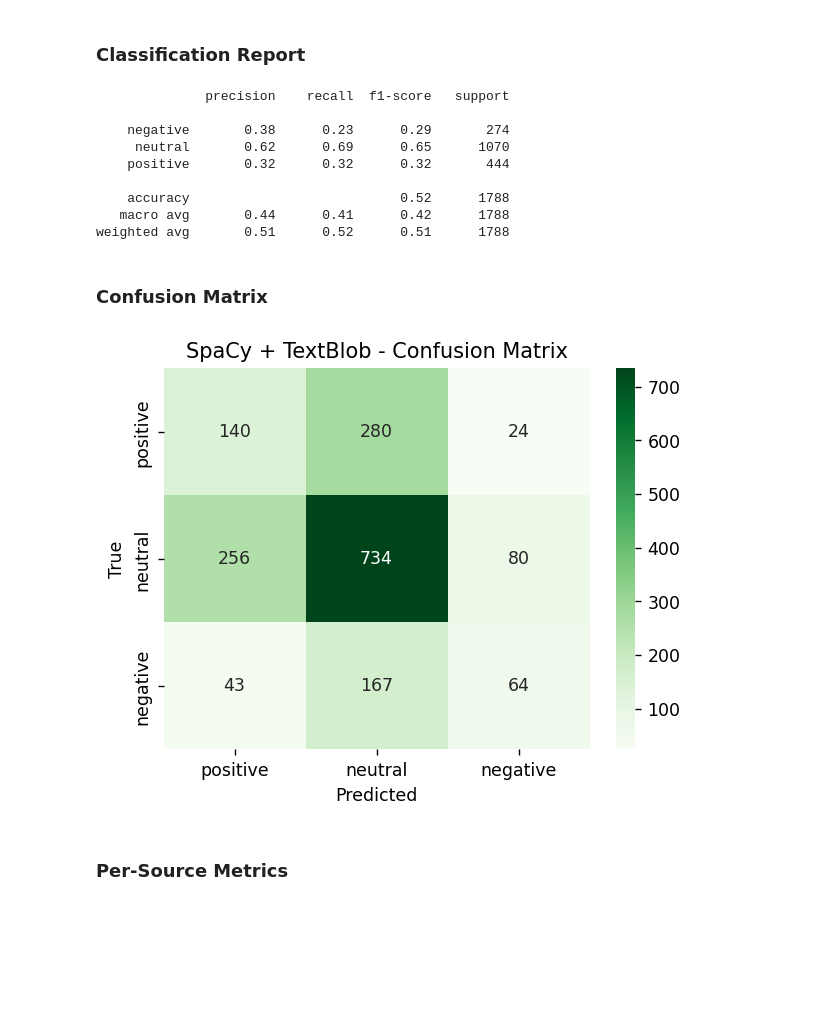
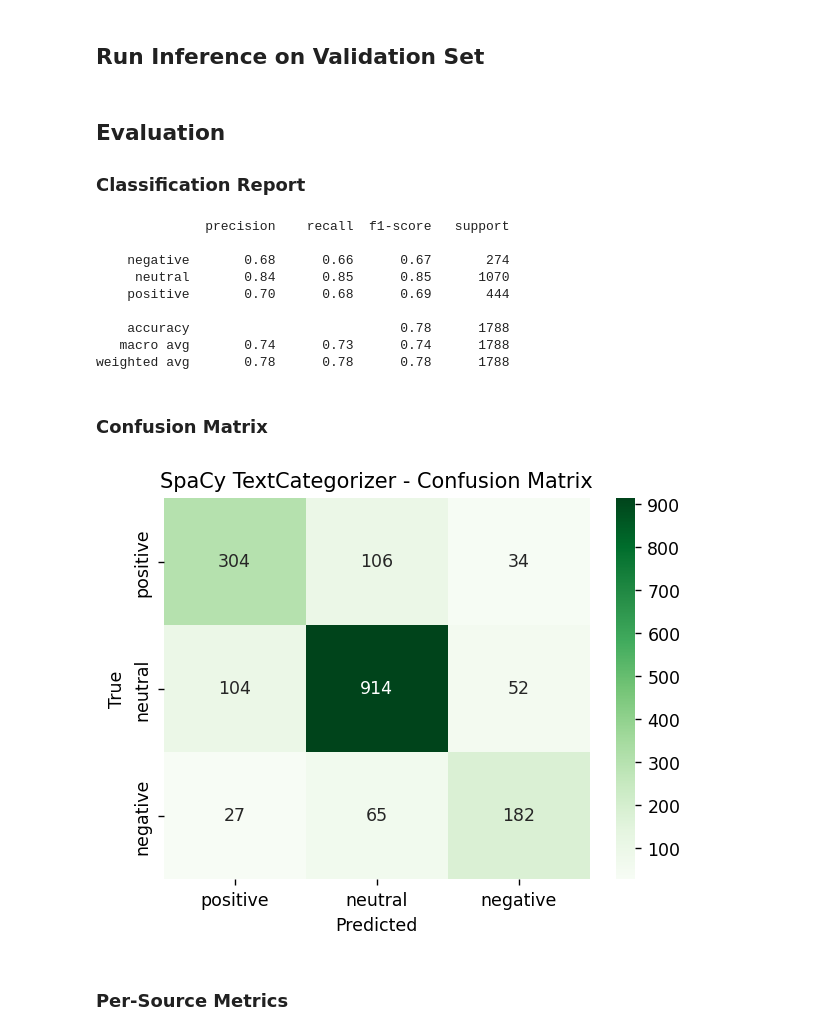
Before and after one commit to sidmaji/financial-sentiment-analysis, a Jupyter notebook: notebooks/4_spacy_textblob.ipynb, the cells around one changed output. Drawn from its saved outputs; the diff is of its cells as text; code cells hidden in the pictures; blank space fills up the shorter version.

Commit message:
trained spacy

```diff
--- a/notebooks/4_spacy_textblob.ipynb
+++ b/notebooks/4_spacy_textblob.ipynb
@@ -44,4 +48,10 @@ Name: count, dtype: int64
 # %%
-nlp = spacy.load("en_core_web_sm")
-nlp.add_pipe("spacytextblob")
+def to_spacy_format(row):
+    cats = {"positive": 0.0, "neutral": 0.0, "negative": 0.0}
+    cats[row["label"]] = 1.0
+    return (row["sentence"], {"cats": cats})
+
+
+train_data = [to_spacy_format(row) for _, row in train_df.iterrows()]
+print(f"Loaded {len(train_data)} training examples.")
 # %% [output]
@@ -69,6 +75,20 @@ This is a lightweight rule-based process, so no training required.
 # %%
-preds = []
-for sentence in val_df["sentence"]:
-    doc = nlp(str(sentence))
-    polarity = doc._.blob.polarity
-    preds.append(polarity_to_label(polarity))
+n_iter = 5
+batches = minibatch(train_data, size=8)
+
+for epoch in range(n_iter):
+    random.shuffle(train_data)
+    losses = {}
+
+    # Batch the examples
+    batches = minibatch(train_data, size=batch_size)
+
+    for batch in batches:
+        texts, annotations = zip(*batch)
+        examples = [
+            Example.from_dict(nlp.make_doc(text), ann)
+            for text, ann in zip(texts, annotations)
+        ]
+        nlp.update(examples, sgd=optimizer, drop=0.3, losses=losses)
+
+    print(f"Epoch {epoch+1}/{n_iter} | Loss: {losses['textcat']:.4f}")
@@ -77,33 +105,44 @@ for sentence in val_df["sentence"]:
 # %% [markdown]
-### Classification Report
+## Run Inference on Validation Set
+# %%
+nlp = spacy.load("../models/spacy/spacy_custom")
+
+preds = []
+for text in val_df["sentence"]:
+    doc = nlp(text)
+    pred_label = max(doc.cats, key=doc.cats.get)
+    preds.append(pred_label)
+# %% [markdown]
+## Evaluation
+
+### Classification Report
 # %%
 y_true = val_df["label"]
 y_pred = preds
 
-report = classification_report(y_true, y_pred)
-print(report)
+print(classification_report(y_true, y_pred))
 # %% [output]
               precision    recall  f1-score   support
 
-    negative       0.38      0.23      0.29       274
-     neutral       0.62      0.69      0.65      1070
-    positive       0.32      0.32      0.32       444
+    negative       0.68      0.66      0.67       274
+     neutral       0.84      0.85      0.85      1070
+    positive       0.70      0.68      0.69       444
 
-    accuracy                           0.52      1788
-   macro avg       0.44      0.41      0.42      1788
-weighted avg       0.51      0.52      0.51      1788
+    accuracy                           0.78      1788
+   macro avg       0.74      0.73      0.74      1788
+weighted avg       0.78      0.78      0.78      1788
 # %% [markdown]
 ### Confusion Matrix
 # %%
 plot_confusion_matrix(
     y_true,
     y_pred,
     labels=["positive", "neutral", "negative"],
-    title="SpaCy + TextBlob - Confusion Matrix",
+    title="SpaCy TextCategorizer - Confusion Matrix",
     cmap="Greens",
 )
 # %% [output]
-[figure, old version]
+[figure, new version]
 # %% [markdown]
 ### Per-Source Metrics
 # %%
```
Also changed, not shown: parts of 15 cells of this notebook, 15 other files.
